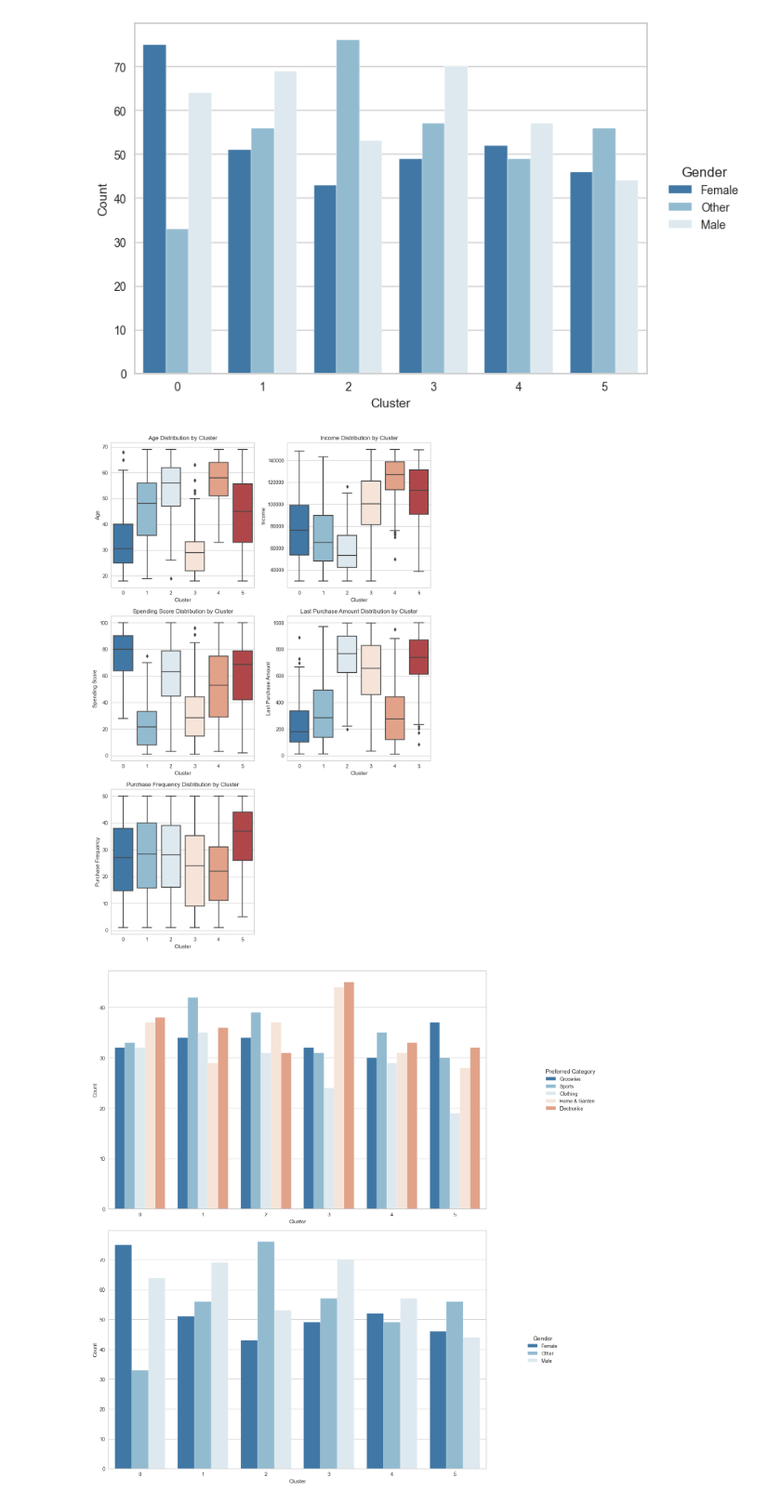
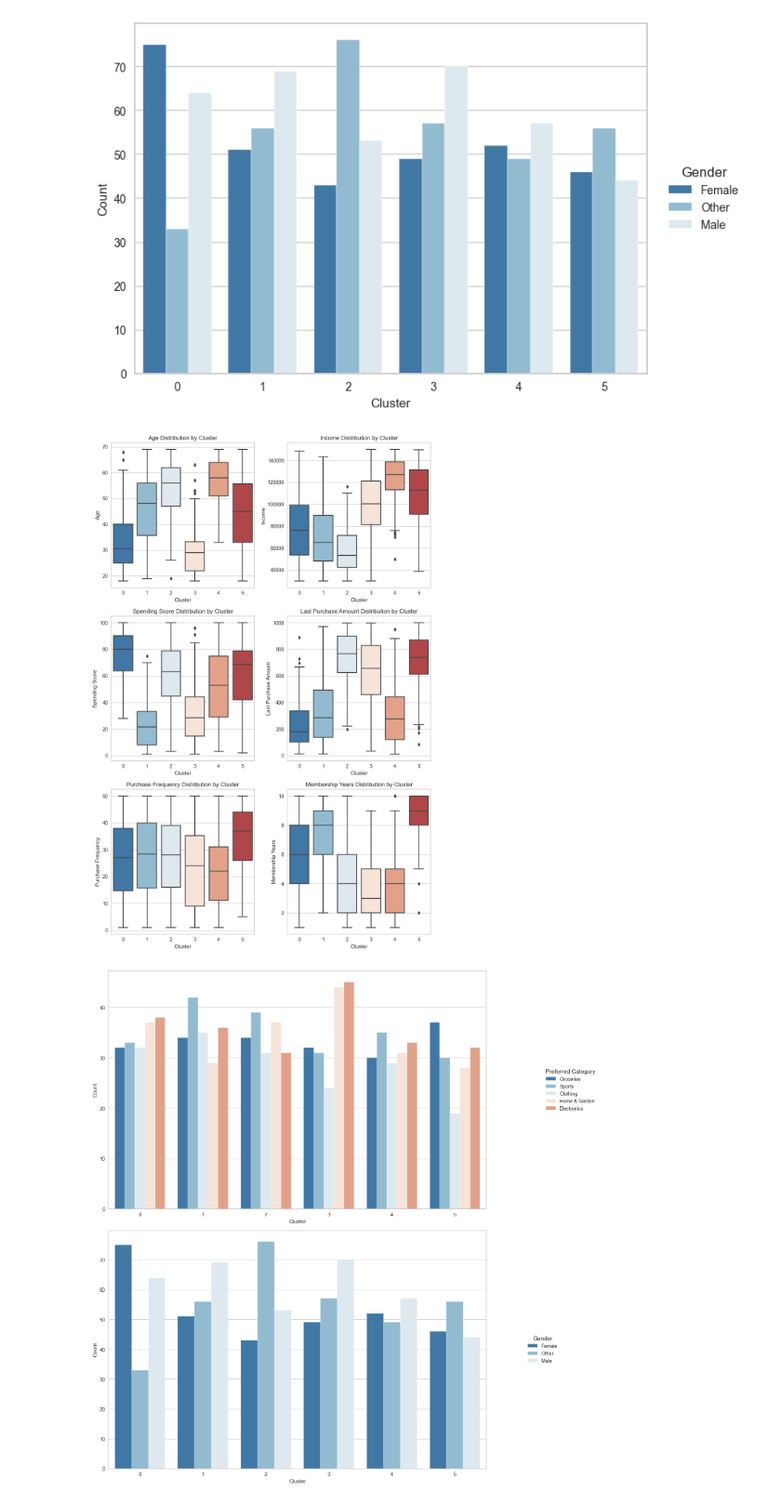
Before and after one commit to AThompson04/customer-segmentation, a Jupyter notebook: notebooks/model.ipynb, the cells around one changed output. Shown at 93% size. Cells and saved outputs as stored; diff of their text form; code cells hidden in the pictures.

```diff
--- a/notebooks/model.ipynb
+++ b/notebooks/model.ipynb
@@ -397,23 +411,24 @@ g.figure.savefig("../assets/gender.png", dpi=300, bbox_inches='tight')
 # %%
 fig, axes = plt.subplots(3, 2, figsize=(10, 15))
 axes = axes.flatten()
 
 a = sns.boxplot(data=df_analysis, x='cluster', y='age', ax=axes[0])
 a.set(xlabel='Cluster', ylabel='Age', title='Age Distribution by Cluster')
 b = sns.boxplot(data=df_analysis, x='cluster', y='income', ax=axes[1])
 b.set(xlabel='Cluster', ylabel='Income', title='Income Distribution by Cluster')
 c = sns.boxplot(data=df_analysis, x='cluster', y='spending_score', ax=axes[2])
 c.set(xlabel='Cluster', ylabel='Spending Score', title='Spending Score Distribution by Cluster')
 d = sns.boxplot(data=df_analysis, x='cluster', y='last_purchase_amount', ax=axes[3])
 d.set(ylabel='Last Purchase Amount', xlabel='Cluster', title='Last Purchase Amount Distribution by Cluster')
 e = sns.boxplot(data=df_analysis, x='cluster', y='purchase_frequency', ax=axes[4])
 e.set(xlabel='Cluster', ylabel='Purchase Frequancy', title='Purchase Frequency Distribution by Cluster')
+f = sns.boxplot(data=df_analysis, x='cluster', y='membership_years', ax=axes[5])
+f.set(xlabel='Cluster', ylabel='Membership Years', title='Membership Years Distribution by Cluster')
 
-fig.delaxes(axes[5])
 plt.tight_layout()
 plt.show()
 # %% [output]
-[figure, old version]
+[figure, new version]
 # %%
 fig.savefig("../assets/cluster_cont.png", dpi=300, bbox_inches='tight')
 # %%
```
Also changed, not shown: parts of 4 cells of this notebook, 5 other files.
